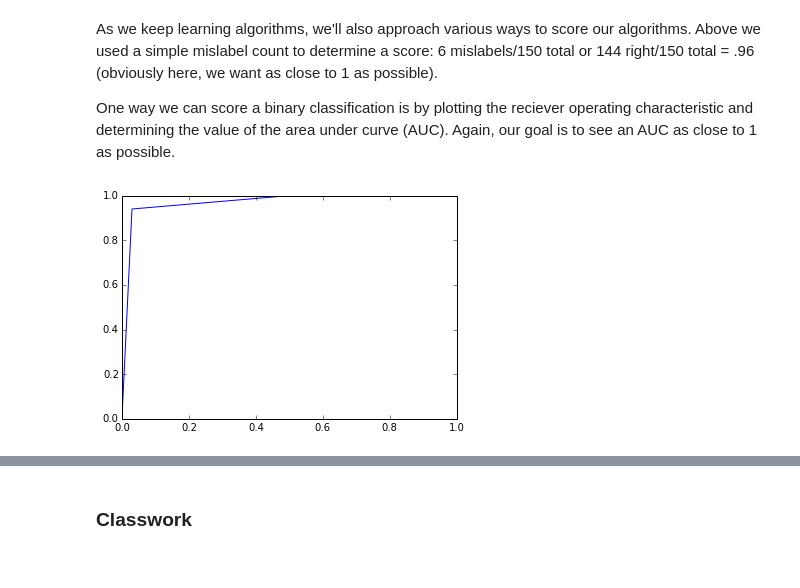
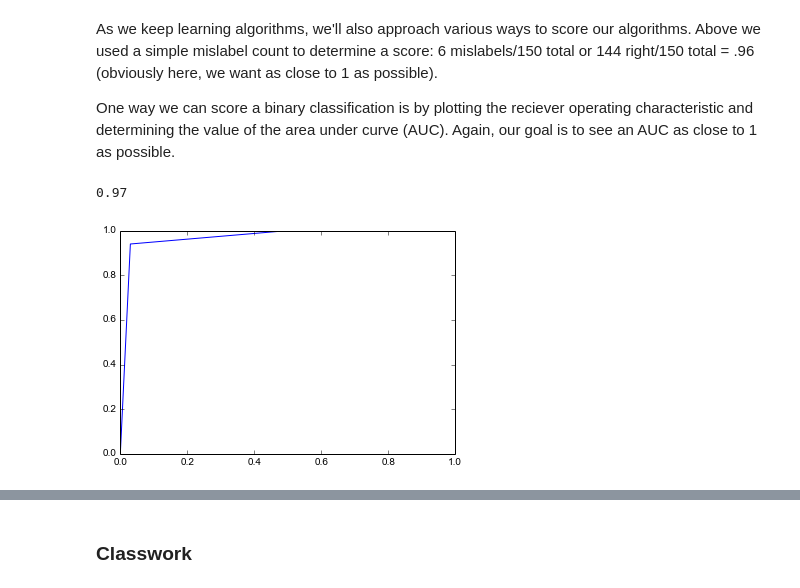
Before and after one commit to vitaminf/DS_HK_3, a Jupyter notebook: notebooks/09 - Naive Bayes.ipynb, the cells around one changed output, grey strips where cells are left out. Saved outputs shown, nothing was run; the diff lists cells and outputs as text; code cells hidden in the pictures.

```diff
--- a/notebooks/09 - Naive Bayes.ipynb
+++ b/notebooks/09 - Naive Bayes.ipynb
@@ -334,13 +334,14 @@ One way we can score a binary classification is by plotting the reciever operati
 # %%
 # Finding the false positive and true positive rates where the positive label is 2.
 fpr, tpr, thresholds = metrics.roc_curve(iris.target, y_pred, pos_label=2)
 # X-axis is False Positive Rate (1 - specificity)
 # Y-axis is True Positive Rate (sensitivity)
-metrics.auc(fpr, tpr)
+print metrics.auc(fpr, tpr)
 plt.plot(fpr, tpr)
 plt.show()
 # %% [output]
+0.97
-[figure, old version]
+[figure, new version]
 # %% [markdown]
 ![break](assets/voronoi.png)
 # %% [markdown]
```
Also changed, not shown: parts of 1 cell of this notebook, 4 other files.
